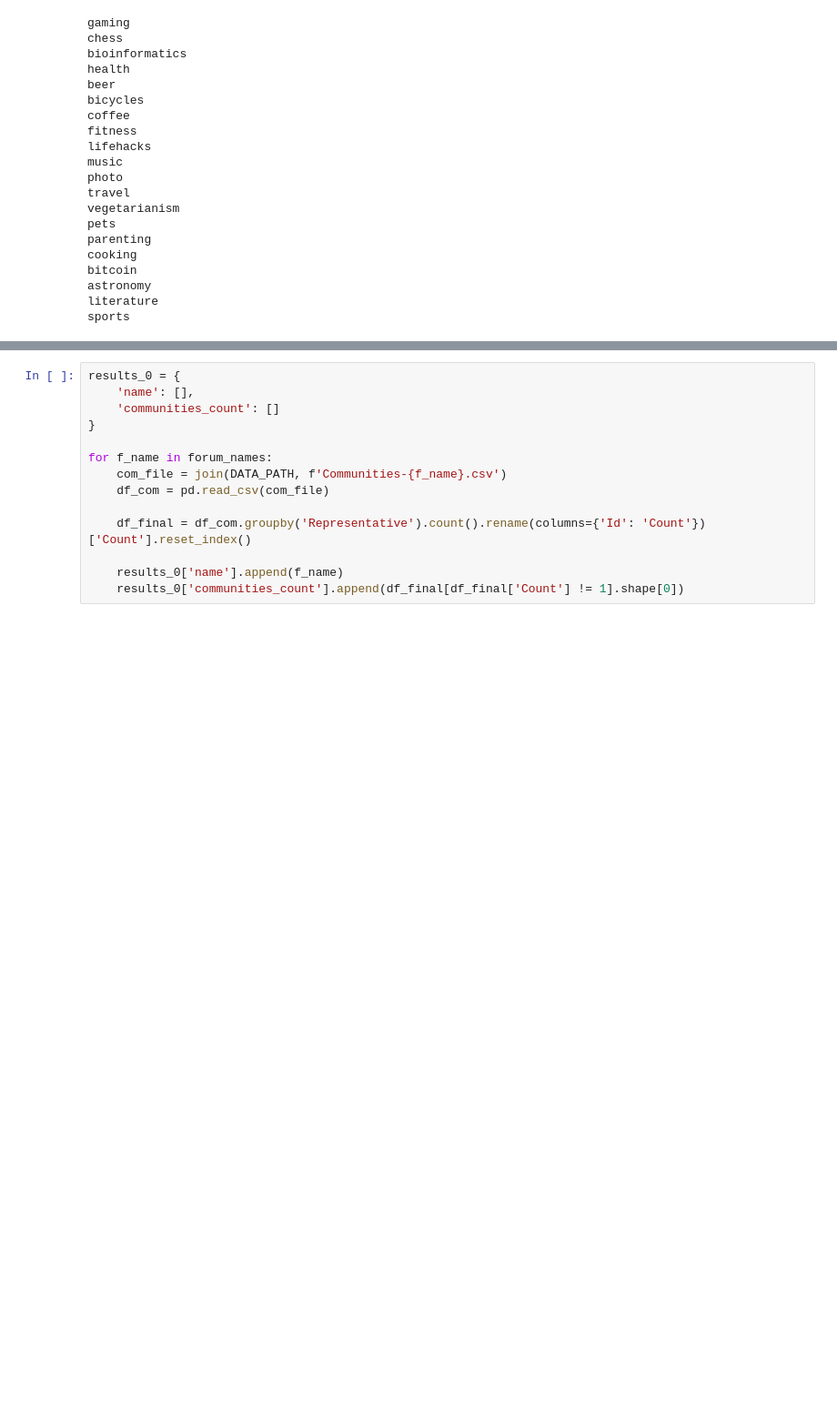
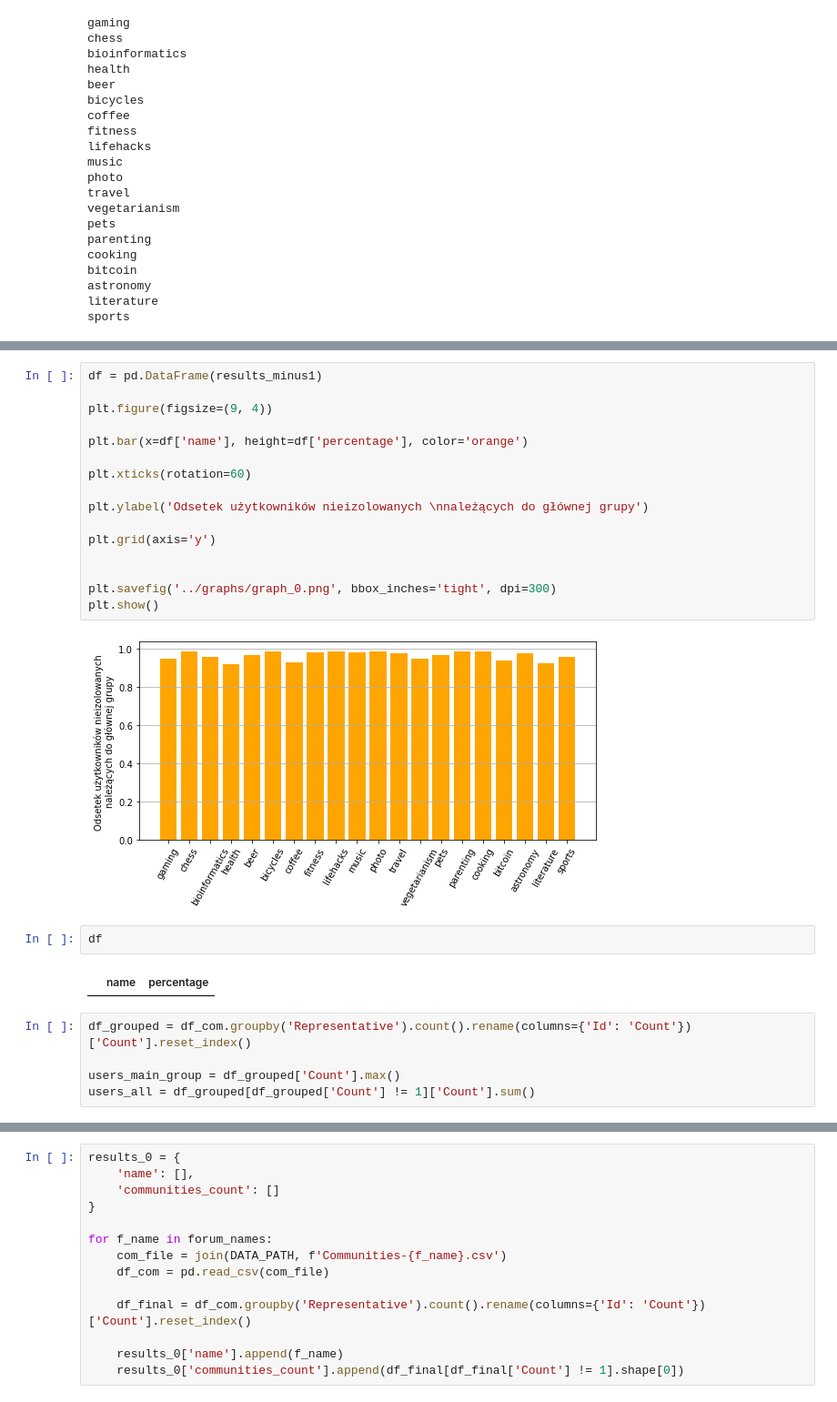
Before and after one commit to slubowskaa/pdu-pd3, a Jupyter notebook: analysis/analysis.ipynb, the cells around one changed output, grey strips where cells are left out. Shown: that part at 91% size. Cells and saved outputs as stored; diff of their text form; blank space fills up the shorter version.

```diff
--- a/analysis/analysis.ipynb
+++ b/analysis/analysis.ipynb
@@ -56,0 +73,27 @@ sports
+# %%
+df = pd.DataFrame(results_minus1)
+
+plt.figure(figsize=(9, 4))
+
+plt.bar(x=df['name'], height=df['percentage'], color='orange')
+
+plt.xticks(rotation=60)
+
+plt.ylabel('Odsetek użytkowników nieizolowanych \nnależących do głównej grupy')
+
+plt.grid(axis='y')
+
+
+plt.savefig('../graphs/graph_0.png', bbox_inches='tight', dpi=300)
+plt.show()
+# %% [output]
+[figure, added]
+# %%
+df
+# %% [output]
+|  | name | percentage |
+# %%
+df_grouped = df_com.groupby('Representative').count().rename(columns={'Id': 'Count'})['Count'].reset_index()
+
+users_main_group = df_grouped['Count'].max()
+users_all = df_grouped[df_grouped['Count'] != 1]['Count'].sum()
```
Also changed, not shown: parts of 5 cells of this notebook, 8 other files.
